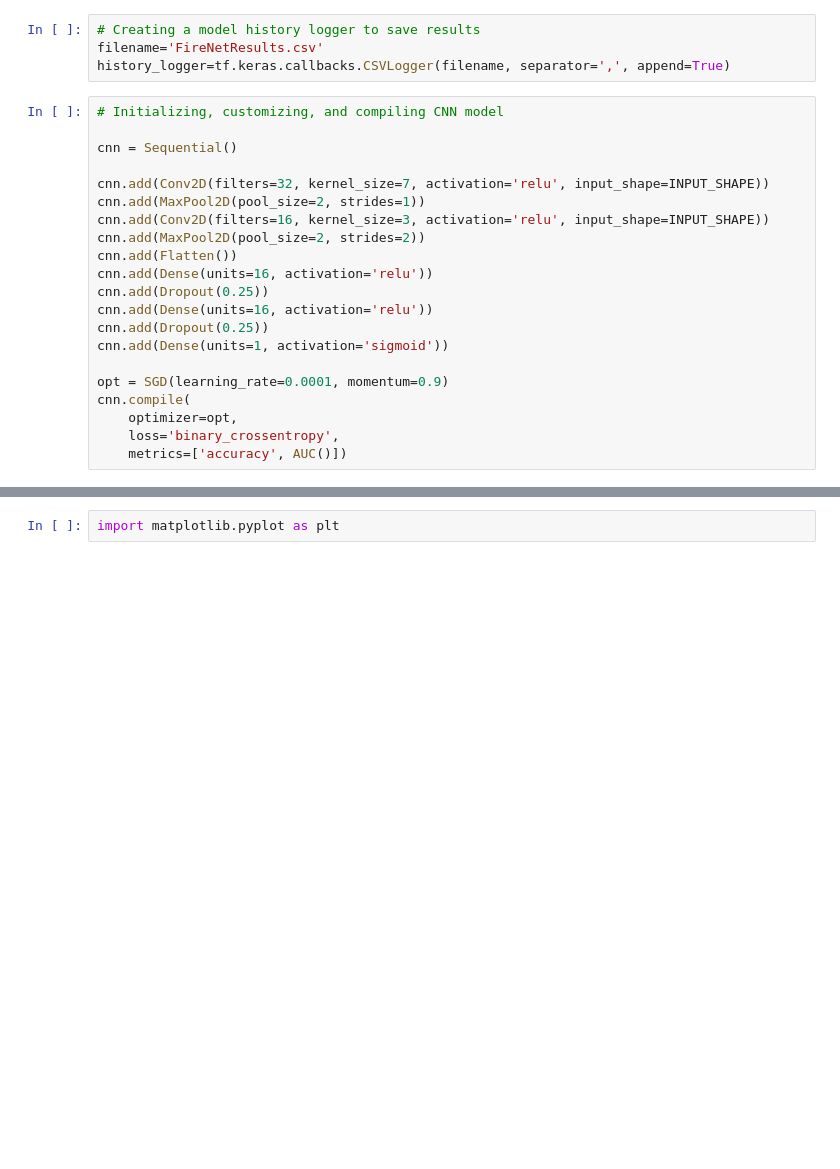
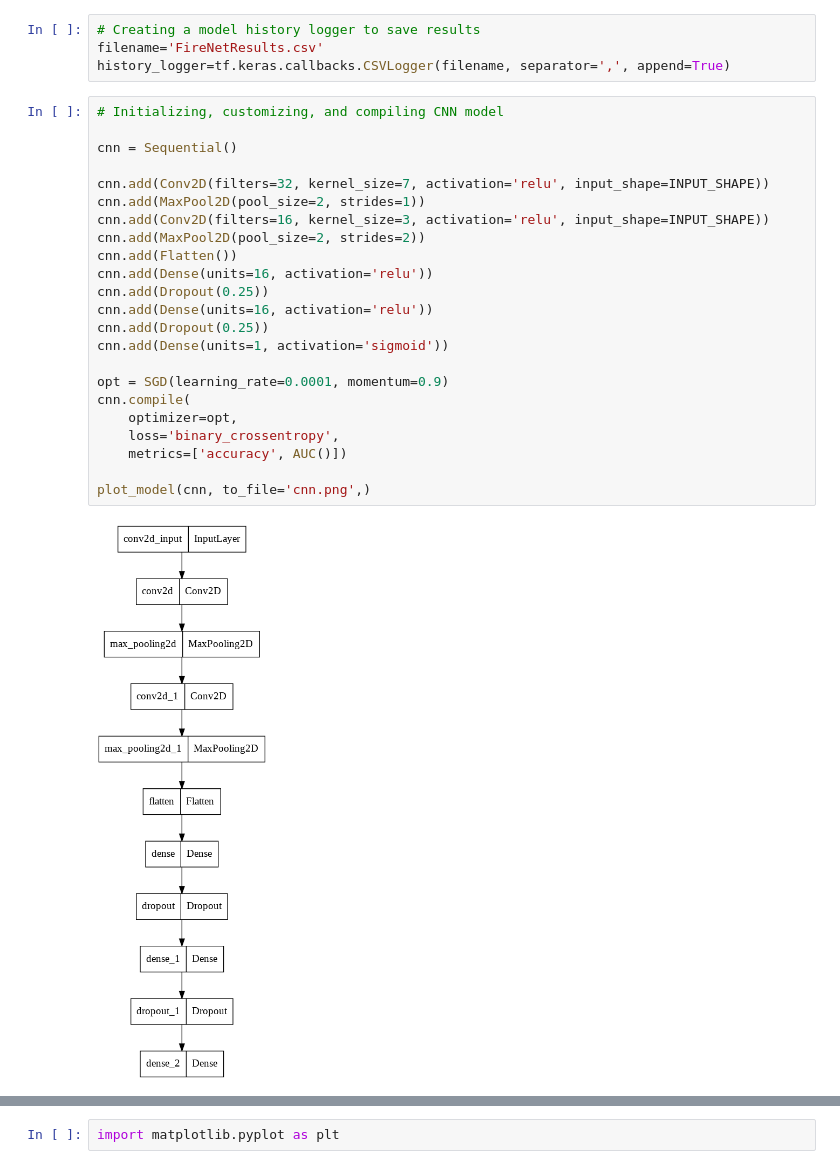
Before and after one commit to Rodin-Sh/FireNet-WildfireDetectionModel, a Jupyter notebook: FireNetNotebook.ipynb, the cells around one changed output, grey strips where cells are left out. Saved outputs shown, nothing was run; the diff lists cells and outputs as text; blank space fills up the shorter version.

```diff
--- a/FireNetNotebook.ipynb
+++ b/FireNetNotebook.ipynb
@@ -69,22 +70,26 @@ history_logger=tf.keras.callbacks.CSVLogger(filename, separator=',', append=True
 # %%
 # Initializing, customizing, and compiling CNN model
 
 cnn = Sequential()
 
 cnn.add(Conv2D(filters=32, kernel_size=7, activation='relu', input_shape=INPUT_SHAPE))
 cnn.add(MaxPool2D(pool_size=2, strides=1))
 cnn.add(Conv2D(filters=16, kernel_size=3, activation='relu', input_shape=INPUT_SHAPE))
 cnn.add(MaxPool2D(pool_size=2, strides=2))
 cnn.add(Flatten())
 cnn.add(Dense(units=16, activation='relu'))
 cnn.add(Dropout(0.25))
 cnn.add(Dense(units=16, activation='relu'))
 cnn.add(Dropout(0.25))
 cnn.add(Dense(units=1, activation='sigmoid'))
 
 opt = SGD(learning_rate=0.0001, momentum=0.9)
 cnn.compile(
     optimizer=opt,
     loss='binary_crossentropy',
     metrics=['accuracy', AUC()])
+
+plot_model(cnn, to_file='cnn.png',)
+# %% [output]
+[figure, added]
 # %%
```
Also changed, not shown: parts of 4 cells of this notebook.
